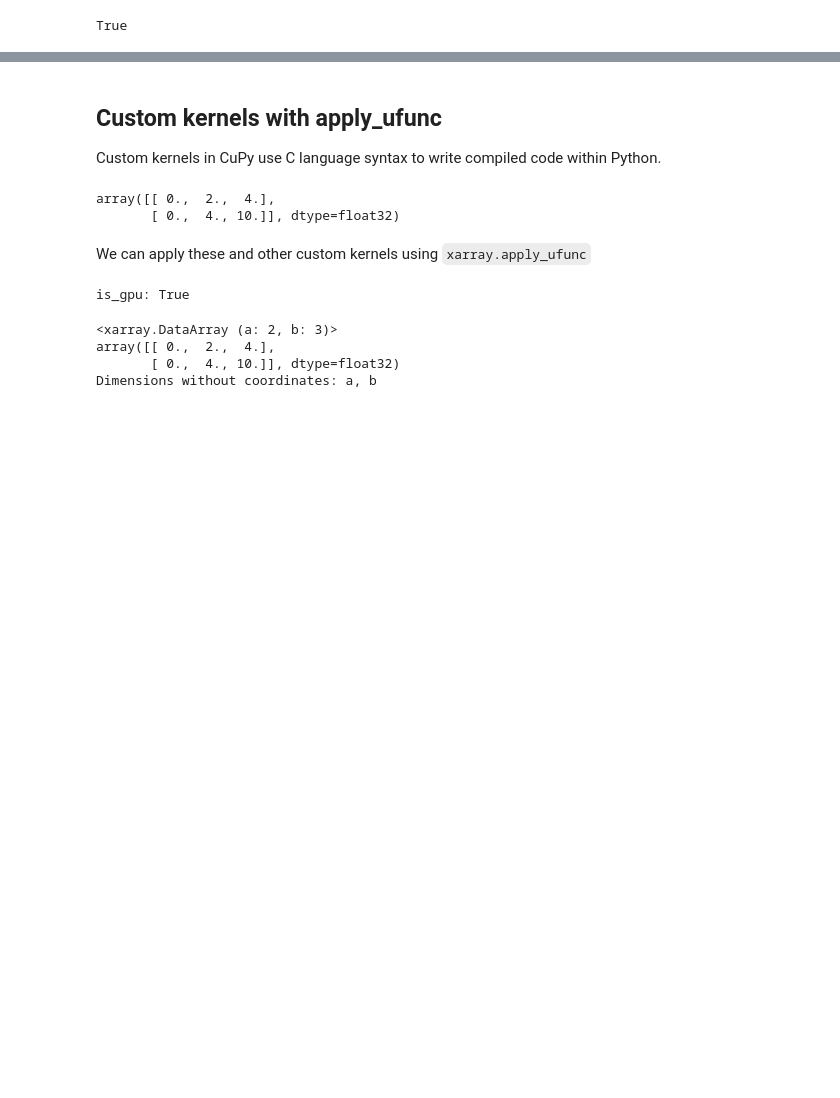
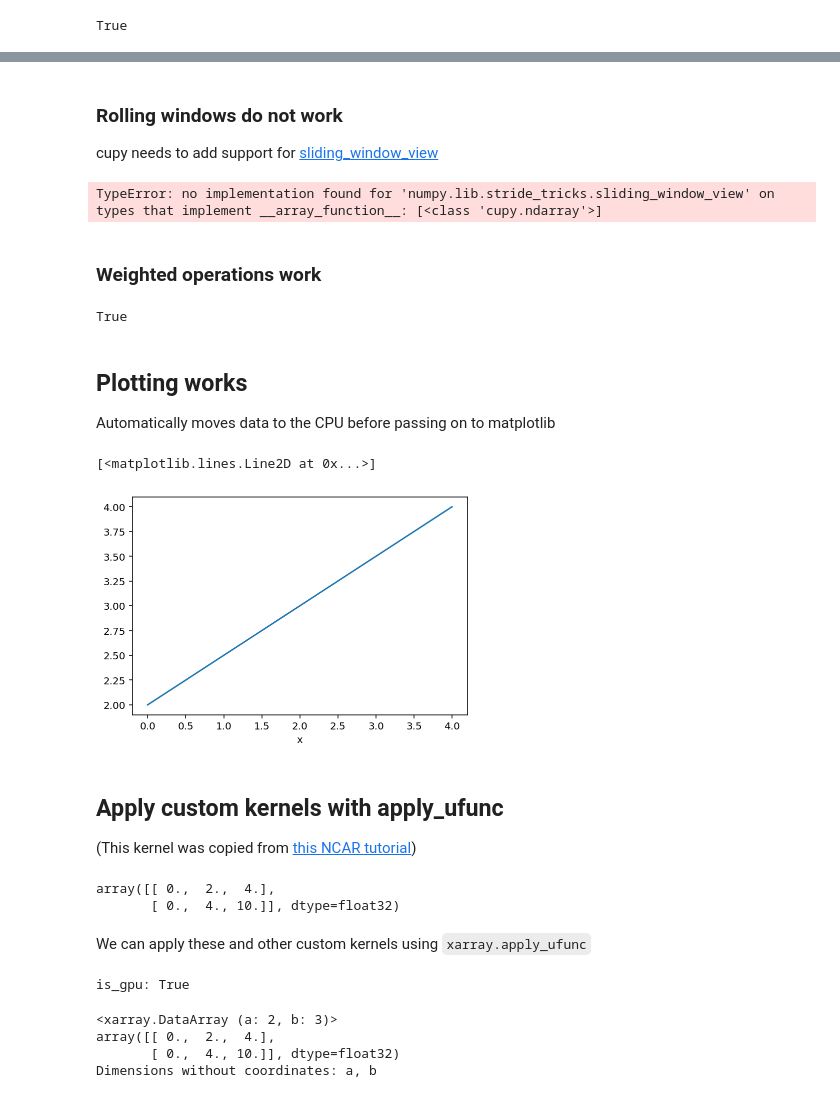
Before and after one commit to xarray-contrib/cupy-xarray, a Jupyter notebook: docs/quickstart.ipynb, the cells around one changed output, grey strips where cells are left out. Cells and saved outputs as stored; diff of their text form; code cells hidden in the pictures; blank space fills up the shorter version.

```diff
--- a/docs/quickstart.ipynb
+++ b/docs/quickstart.ipynb
@@ -195,7 +166,31 @@ Text(0.5, 1.0, 'GRACE Time Series on GPU')
+# %% [markdown]
+### Rolling windows do not work
+
+cupy needs to add support for [sliding_window_view](https://numpy.org/devdocs/reference/generated/numpy.lib.stride_tricks.sliding_window_view.html)
+# %%
+da_gpu.rolling(x=3).mean().cupy.is_cupy
+# %% [output]
+TypeError: no implementation found for 'numpy.lib.stride_tricks.sliding_window_view' on types that implement __array_function__: [<class 'cupy.ndarray'>]
+# %% [markdown]
+### Weighted operations work
+# %%
+weights = xr.DataArray(cp.asarray([0, 0.5, 1, 0.5, 0]), dims='y')
+da_gpu.weighted(weights).sum().cupy.is_cupy
+# %% [output]
+True
+# %% [markdown]
+## Plotting works
+
+Automatically moves data to the CPU before passing on to matplotlib
+# %%
+da_gpu.plot()
+# %% [output]
+[<matplotlib.lines.Line2D at 0x...>]
+[figure, added]
 # %% [markdown]
-##  Custom kernels with apply_ufunc
+##  Apply custom kernels with apply_ufunc
 
-Custom kernels in CuPy use C language syntax to write compiled code within Python.
+(This kernel was copied from [this NCAR tutorial](https://github.com/NCAR/GPU_workshop/blob/workshop/12_CuPyAndLegate/12_CuPyAndLegate.ipynb))
 # %%
 x = cp.arange(6, dtype='f').reshape(2, 3)
 y = cp.arange(3, dtype='f')
```
Also changed, not shown: parts of 24 cells of this notebook.
